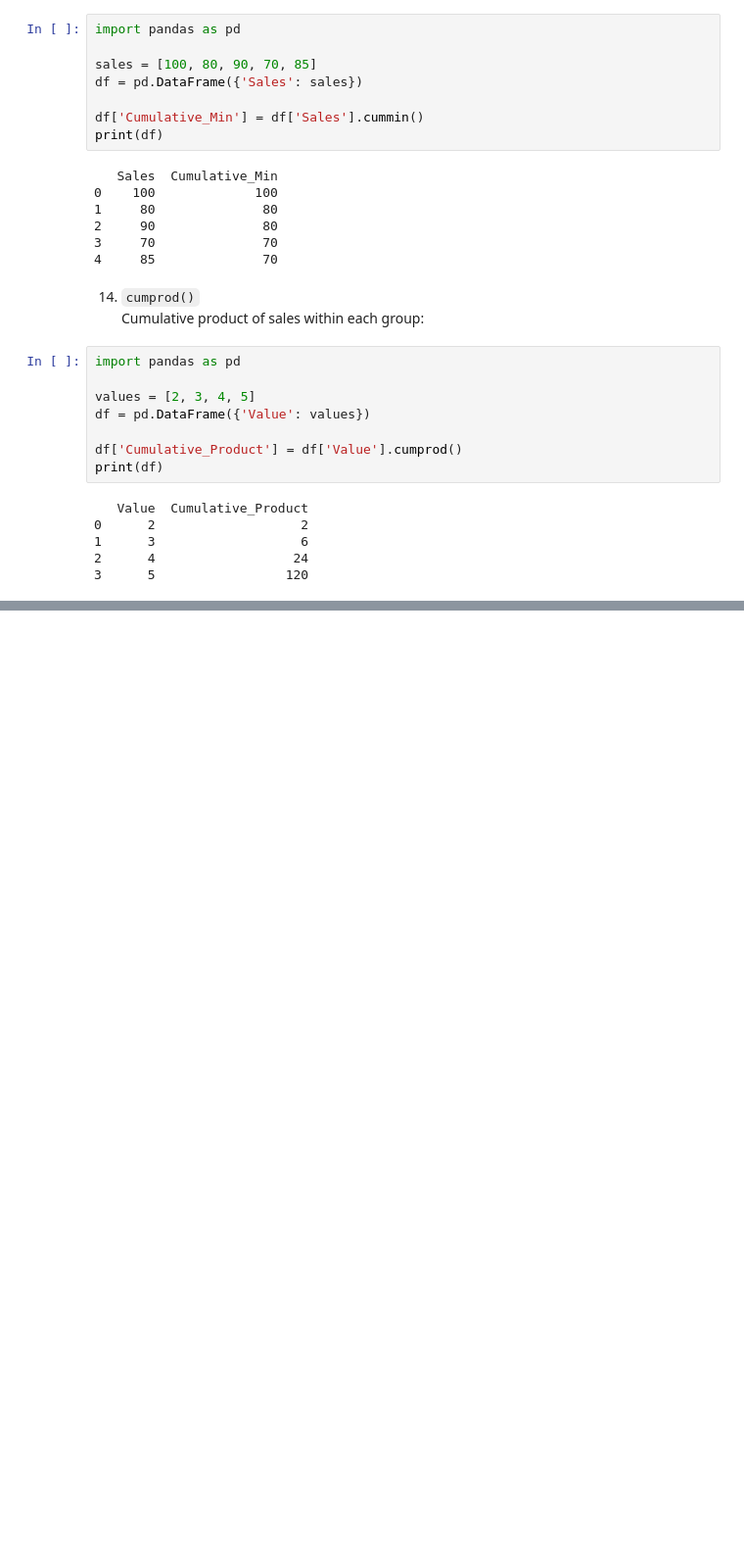
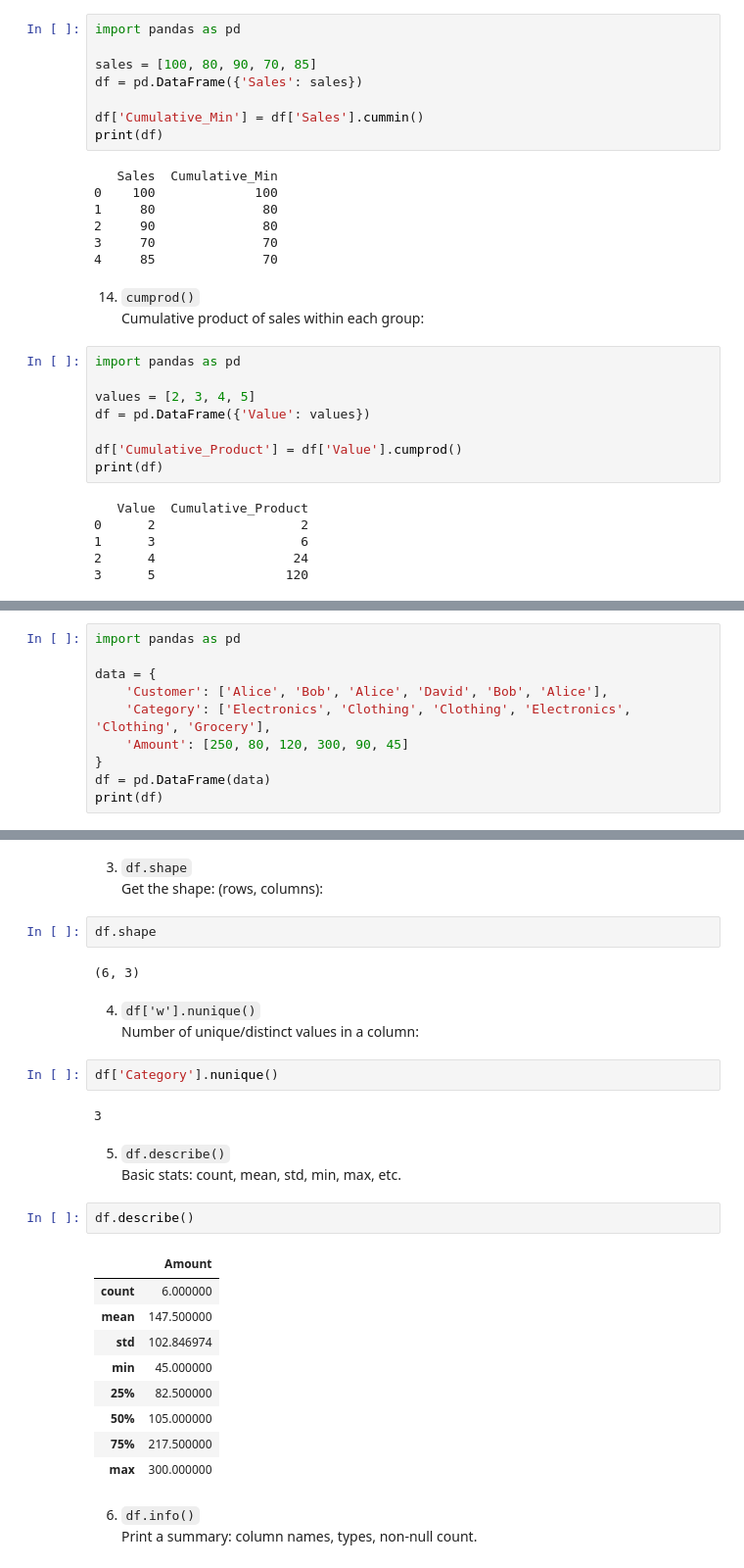
Before and after one commit to abdullahalasif25/My-Notes, a Jupyter notebook: Pandas.ipynb, the cells around one changed output, grey strips where cells are left out. Shown at 98% size. Saved outputs shown, nothing was run; the diff lists cells and outputs as text; blank space fills up the shorter version.

Commit message:
Summarize data

```diff
--- a/Pandas.ipynb
+++ b/Pandas.ipynb
@@ -1016,0 +1019,10 @@ print(df)
+# %%
+import pandas as pd
+
+data = {
+    'Customer': ['Alice', 'Bob', 'Alice', 'David', 'Bob', 'Alice'],
+    'Category': ['Electronics', 'Clothing', 'Clothing', 'Electronics', 'Clothing', 'Grocery'],
+    'Amount': [250, 80, 120, 300, 90, 45]
+}
+df = pd.DataFrame(data)
+print(df)
@@ -1016,0 +1055,32 @@ print(df)
+# %% [markdown]
+3. `df.shape`
+Get the shape: (rows, columns):
+# %%
+df.shape
+# %% [output]
+(6, 3)
+# %% [markdown]
+4. `df['w'].nunique()`
+Number of unique/distinct values in a column:
+# %%
+df['Category'].nunique()
+# %% [output]
+3
+# %% [markdown]
+5. `df.describe()`
+Basic stats: count, mean, std, min, max, etc.
+# %%
+df.describe()
+# %% [output]
+|  | Amount |
+| count | 6.000000 |
+| mean | 147.500000 |
+| std | 102.846974 |
+| min | 45.000000 |
+| 25% | 82.500000 |
+| 50% | 105.000000 |
+| 75% | 217.500000 |
+| max | 300.000000 |
+# %% [markdown]
+6. `df.info()`
+Print a summary: column names, types, non-null count.
```
Also changed, not shown: parts of 29 cells of this notebook.
